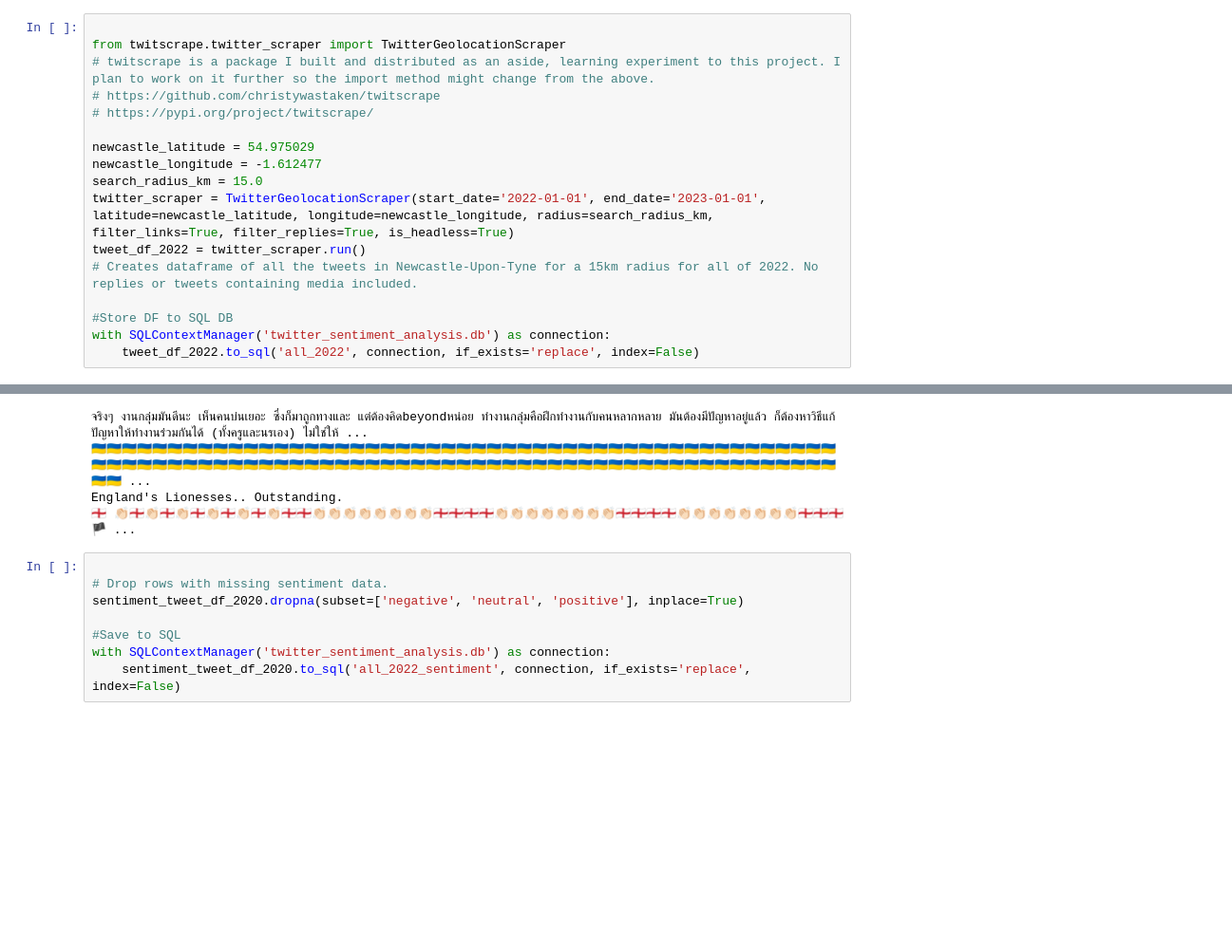
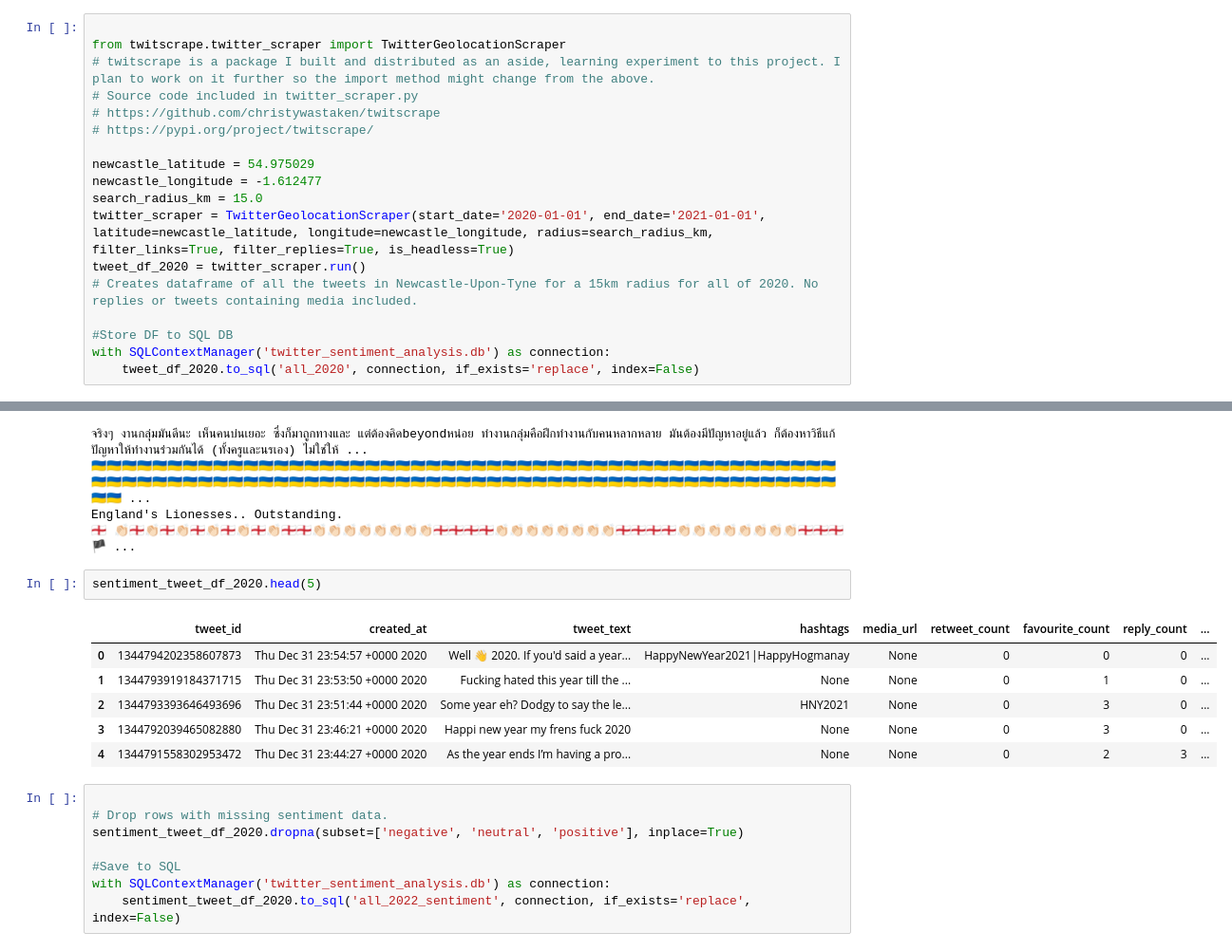
Before and after one commit to christywastaken/twitter-sentiment-analysis, a Jupyter notebook: twitter_sentiment_analysis.ipynb, the cells around one changed output, grey strips where cells are left out. Shown: that part at 95% size. Drawn from its saved outputs; the diff is of its cells as text; blank space fills up the shorter version.

```diff
--- a/twitter_sentiment_analysis.ipynb
+++ b/twitter_sentiment_analysis.ipynb
@@ -152,19 +134,20 @@ def check_gaps_in_data(tweet_df: pd.DataFrame) -> pd.DataFrame:
 
 from twitscrape.twitter_scraper import TwitterGeolocationScraper
 # twitscrape is a package I built and distributed as an aside, learning experiment to this project. I plan to work on it further so the import method might change from the above.
+# Source code included in twitter_scraper.py
 # https://github.com/christywastaken/twitscrape
 # https://pypi.org/project/twitscrape/
 
 newcastle_latitude = 54.975029
 newcastle_longitude = -1.612477
 search_radius_km = 15.0
-twitter_scraper = TwitterGeolocationScraper(start_date='2022-01-01', end_date='2023-01-01', latitude=newcastle_latitude, longitude=newcastle_longitude, radius=search_radius_km, filter_links=True, filter_replies=True, is_headless=True)
-tweet_df_2022 = twitter_scraper.run()
-# Creates dataframe of all the tweets in Newcastle-Upon-Tyne for a 15km radius for all of 2022. No replies or tweets containing media included.
+twitter_scraper = TwitterGeolocationScraper(start_date='2020-01-01', end_date='2021-01-01', latitude=newcastle_latitude, longitude=newcastle_longitude, radius=search_radius_km, filter_links=True, filter_replies=True, is_headless=True)
+tweet_df_2020 = twitter_scraper.run()
+# Creates dataframe of all the tweets in Newcastle-Upon-Tyne for a 15km radius for all of 2020. No replies or tweets containing media included.
 
 #Store DF to SQL DB
 with SQLContextManager('twitter_sentiment_analysis.db') as connection:
-    tweet_df_2022.to_sql('all_2022', connection, if_exists='replace', index=False)
+    tweet_df_2020.to_sql('all_2020', connection, if_exists='replace', index=False)
 # %%
 # Add epoch_seconds to SQL db.
 with SQLContextManager('twitter_sentiment_analysis.db') as connection:
@@ -243,3 +226,12 @@ England's Lionesses.. Outstanding.
+# %%
+sentiment_tweet_df_2020.head(5)
+# %% [output]
+|  | tweet_id | created_at | tweet_text | hashtags | media_url | retweet_count | favourite_count | reply_count | ... |
+| 0 | 1344794202358607873 | Thu Dec 31 23:54:57 +0000 2020 | Well 👋 2020. If you'd said a year... | HappyNewYear2021|HappyHogmanay | None | 0 | 0 | 0 | ... |
+| 1 | 1344793919184371715 | Thu Dec 31 23:53:50 +0000 2020 | Fucking hated this year till the ... | None | None | 0 | 1 | 0 | ... |
+| 2 | 1344793393646493696 | Thu Dec 31 23:51:44 +0000 2020 | Some year eh? Dodgy to say the le... | HNY2021 | None | 0 | 3 | 0 | ... |
+| 3 | 1344792039465082880 | Thu Dec 31 23:46:21 +0000 2020 | Happi new year my frens fuck 2020 | None | None | 0 | 3 | 0 | ... |
+| 4 | 1344791558302953472 | Thu Dec 31 23:44:27 +0000 2020 | As the year ends I’m having a pro... | None | None | 0 | 2 | 3 | ... |
 # %%
 
 # Drop rows with missing sentiment data.
```
Also changed, not shown: parts of 7 cells of this notebook, 1 other file.
